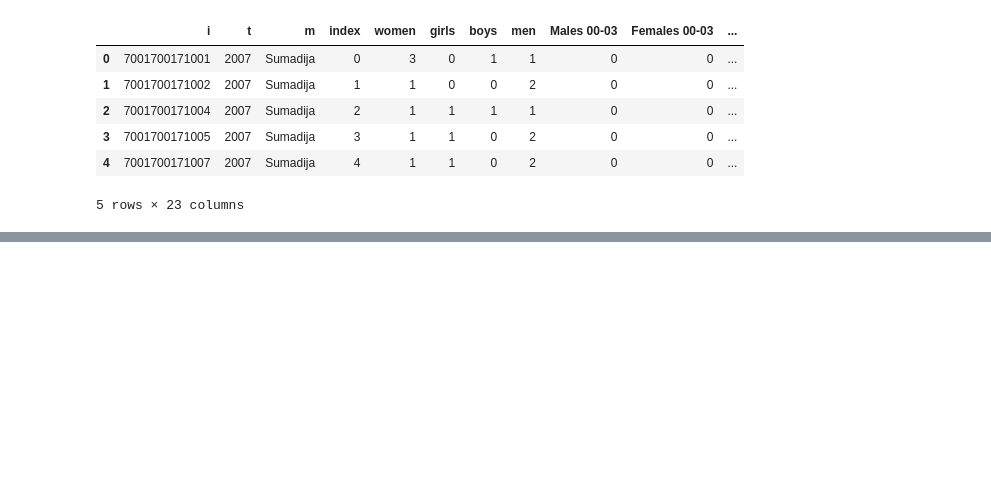
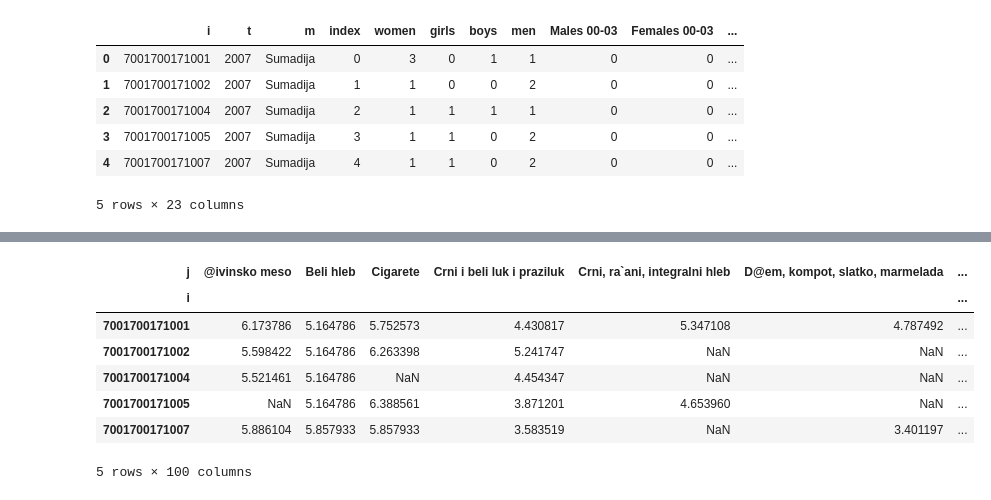
Before and after one commit to cloveshih07/EEP-Project-3---Team-Mary-Paley-Marshall, a Jupyter notebook: project-3-mainhub.ipynb, the cells around one changed output, grey strips where cells are left out. Drawn from its saved outputs; the diff is of its cells as text; code cells hidden in the pictures; blank space fills up the shorter version.

```diff
--- a/project-3-mainhub.ipynb
+++ b/project-3-mainhub.ipynb
@@ -195,0 +231,13 @@ d.head()
+# %%
+x = x.replace(0, np.nan)
+y = np.log(x)
+y.head()
+# %% [output]
+| j | @ivinsko meso | Beli hleb | Cigarete | Crni i beli luk i praziluk | Crni, ra`ani, integralni hleb | D@em, kompot, slatko, marmelada | ... |
+| i |  |  |  |  |  |  | ... |
+| 7001700171001 | 6.173786 | 5.164786 | 5.752573 | 4.430817 | 5.347108 | 4.787492 | ... |
+| 7001700171002 | 5.598422 | 5.164786 | 6.263398 | 5.241747 | NaN | NaN | ... |
+| 7001700171004 | 5.521461 | 5.164786 | NaN | 4.454347 | NaN | NaN | ... |
+| 7001700171005 | NaN | 5.164786 | 6.388561 | 3.871201 | 4.653960 | NaN | ... |
+| 7001700171007 | 5.886104 | 5.857933 | 5.857933 | 3.583519 | NaN | 3.401197 | ... |
+5 rows × 100 columns
```
Also changed, not shown: parts of 13 cells of this notebook.
